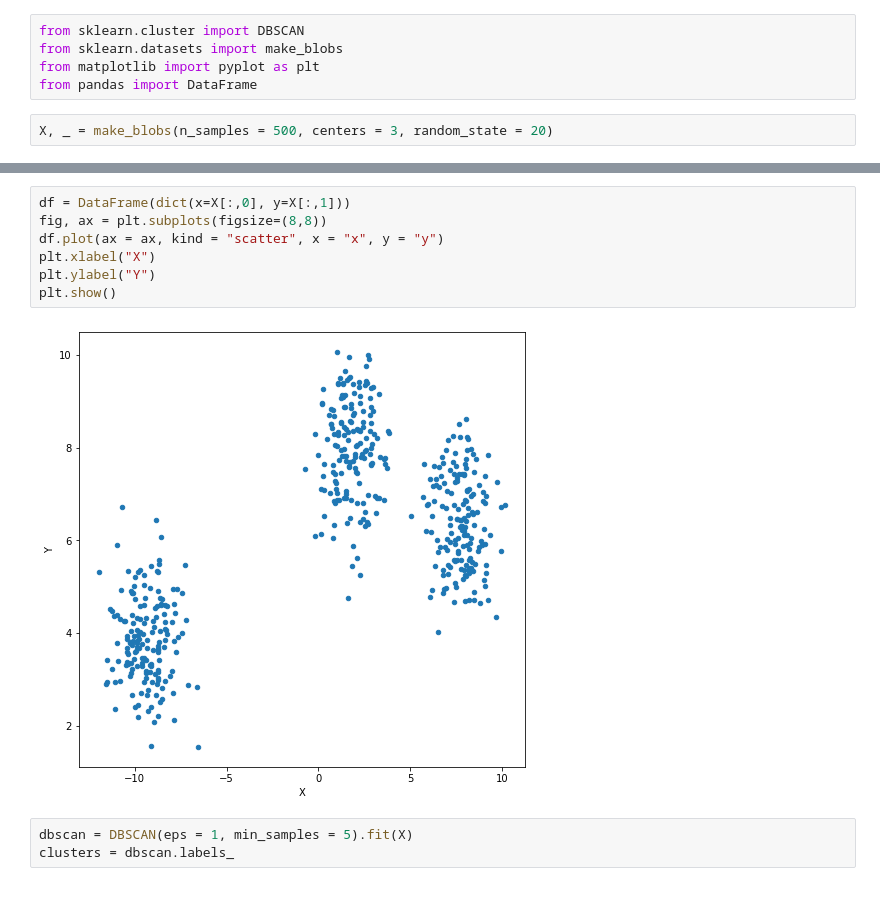
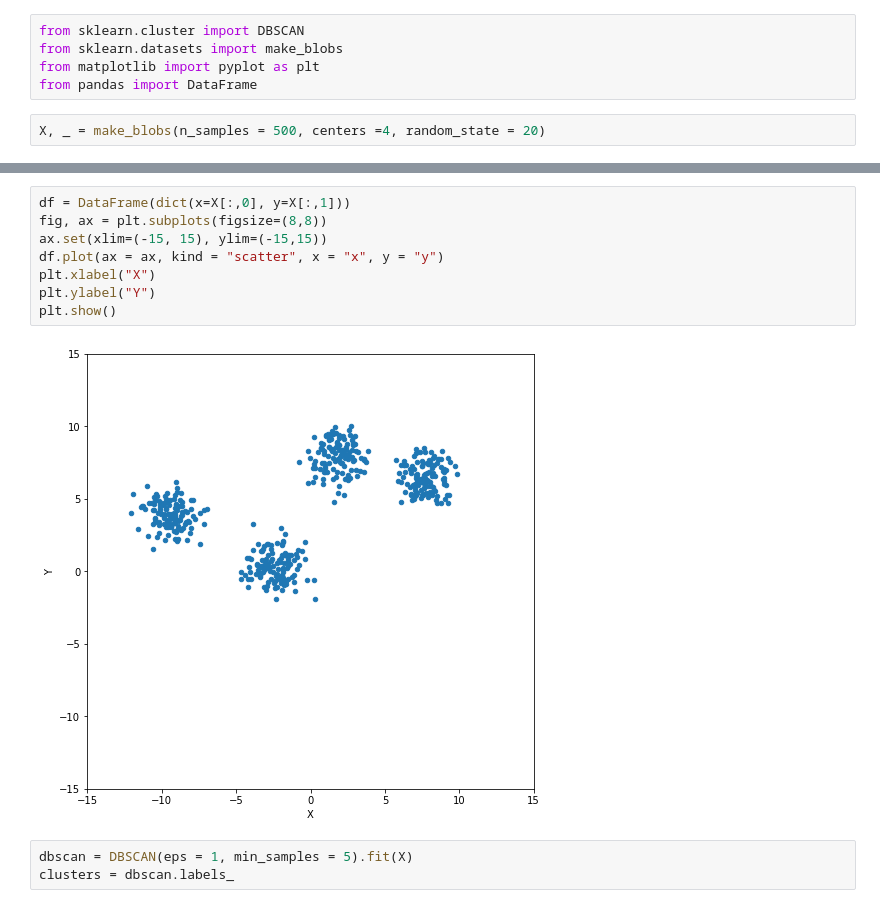
Before and after one commit to beatrizfrocha/clusters-tutorial, a Jupyter notebook: Clusters Tutorial.ipynb, the cells around one changed output, grey strips where cells are left out. Saved outputs shown, nothing was run; the diff lists cells and outputs as text.

```diff
--- a/Clusters Tutorial.ipynb
+++ b/Clusters Tutorial.ipynb
@@ -68,4 +68,4 @@ from sklearn.datasets import make_blobs
 from matplotlib import pyplot as plt
 from pandas import DataFrame
 # %%
-X, _ = make_blobs(n_samples = 500, centers = 3, random_state = 20)
+X, _ = make_blobs(n_samples = 500, centers =4, random_state = 20)
@@ -72,12 +163,13 @@ X, _ = make_blobs(n_samples = 500, centers = 3, random_state = 20)
 # %%
 df = DataFrame(dict(x=X[:,0], y=X[:,1]))
 fig, ax = plt.subplots(figsize=(8,8))
+ax.set(xlim=(-15, 15), ylim=(-15,15))
 df.plot(ax = ax, kind = "scatter", x = "x", y = "y")
 plt.xlabel("X")
 plt.ylabel("Y")
 plt.show()
 # %% [output]
-[figure, old version]
+[figure, new version]
 # %%
 dbscan = DBSCAN(eps = 1, min_samples = 5).fit(X)
 clusters = dbscan.labels_
```
Also changed, not shown: parts of 18 cells of this notebook, 1 other file.
